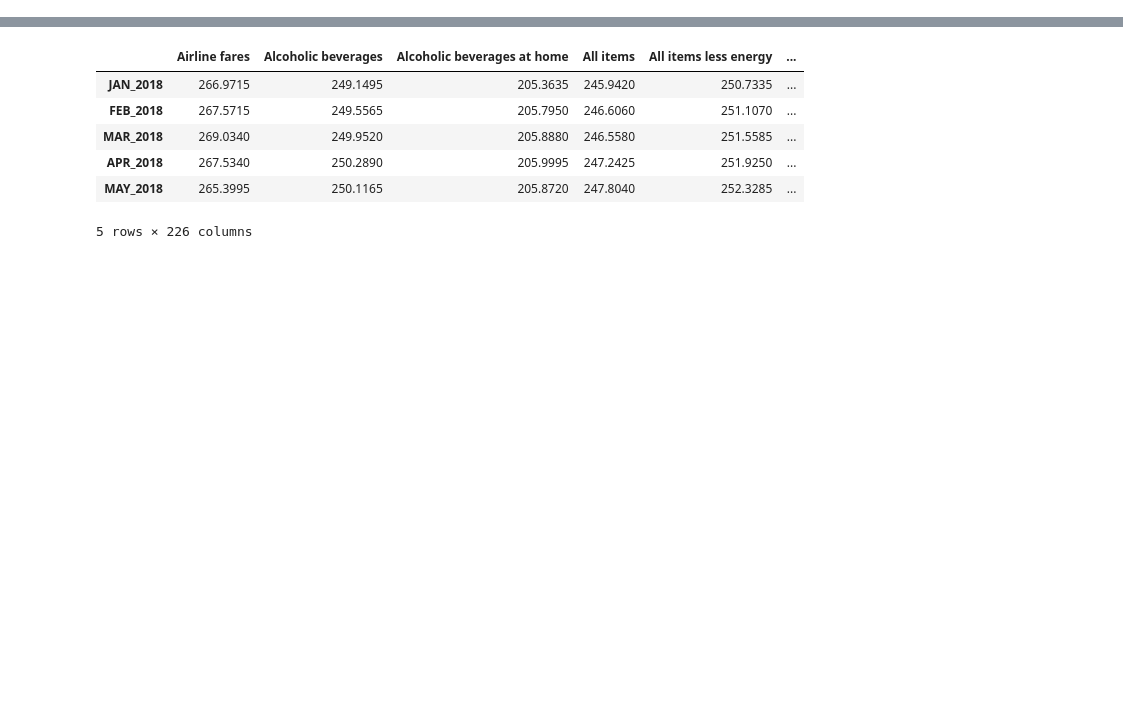
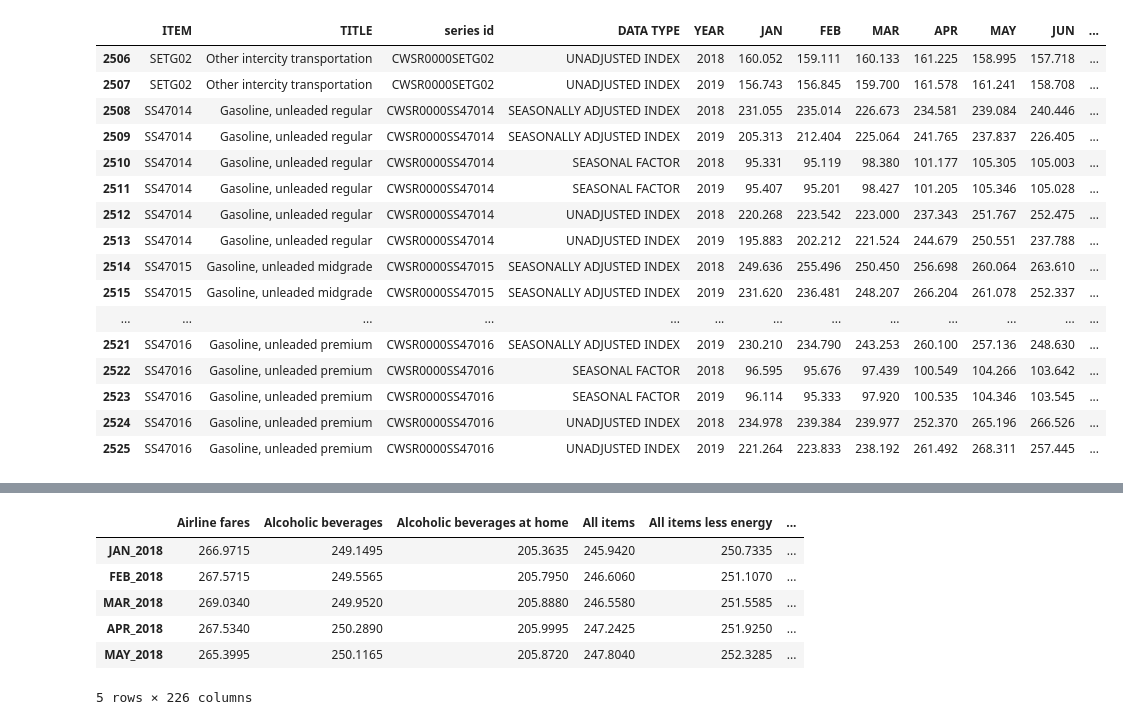
Before and after one commit to MADS-Lions/GoodsComparison2018Tariffs, a Jupyter notebook: notebooks/DataCleaningAndManipulation.ipynb, the cells around one changed output, grey strips where cells are left out. Drawn from its saved outputs; the diff is of its cells as text; code cells hidden in the pictures; blank space fills up the shorter version.

```diff
--- a/notebooks/DataCleaningAndManipulation.ipynb
+++ b/notebooks/DataCleaningAndManipulation.ipynb
@@ -20,0 +52,20 @@ df_USA_2018_2019.head()
+# %%
+df_USA_2018_2019.tail(20)
+# %% [output]
+|  | ITEM | TITLE | series id | DATA TYPE | YEAR | JAN | FEB | MAR | APR | MAY | JUN | ... |
+| 2506 | SETG02 | Other intercity transportation | CWSR0000SETG02 | UNADJUSTED INDEX | 2018 | 160.052 | 159.111 | 160.133 | 161.225 | 158.995 | 157.718 | ... |
+| 2507 | SETG02 | Other intercity transportation | CWSR0000SETG02 | UNADJUSTED INDEX | 2019 | 156.743 | 156.845 | 159.700 | 161.578 | 161.241 | 158.708 | ... |
+| 2508 | SS47014 | Gasoline, unleaded regular | CWSR0000SS47014 | SEASONALLY ADJUSTED INDEX | 2018 | 231.055 | 235.014 | 226.673 | 234.581 | 239.084 | 240.446 | ... |
+| 2509 | SS47014 | Gasoline, unleaded regular | CWSR0000SS47014 | SEASONALLY ADJUSTED INDEX | 2019 | 205.313 | 212.404 | 225.064 | 241.765 | 237.837 | 226.405 | ... |
+| 2510 | SS47014 | Gasoline, unleaded regular | CWSR0000SS47014 | SEASONAL FACTOR | 2018 | 95.331 | 95.119 | 98.380 | 101.177 | 105.305 | 105.003 | ... |
+| 2511 | SS47014 | Gasoline, unleaded regular | CWSR0000SS47014 | SEASONAL FACTOR | 2019 | 95.407 | 95.201 | 98.427 | 101.205 | 105.346 | 105.028 | ... |
+| 2512 | SS47014 | Gasoline, unleaded regular | CWSR0000SS47014 | UNADJUSTED INDEX | 2018 | 220.268 | 223.542 | 223.000 | 237.343 | 251.767 | 252.475 | ... |
+| 2513 | SS47014 | Gasoline, unleaded regular | CWSR0000SS47014 | UNADJUSTED INDEX | 2019 | 195.883 | 202.212 | 221.524 | 244.679 | 250.551 | 237.788 | ... |
+| 2514 | SS47015 | Gasoline, unleaded midgrade | CWSR0000SS47015 | SEASONALLY ADJUSTED INDEX | 2018 | 249.636 | 255.496 | 250.450 | 256.698 | 260.064 | 263.610 | ... |
+| 2515 | SS47015 | Gasoline, unleaded midgrade | CWSR0000SS47015 | SEASONALLY ADJUSTED INDEX | 2019 | 231.620 | 236.481 | 248.207 | 266.204 | 261.078 | 252.337 | ... |
+| ... | ... | ... | ... | ... | ... | ... | ... | ... | ... | ... | ... | ... |
+| 2521 | SS47016 | Gasoline, unleaded premium | CWSR0000SS47016 | SEASONALLY ADJUSTED INDEX | 2019 | 230.210 | 234.790 | 243.253 | 260.100 | 257.136 | 248.630 | ... |
+| 2522 | SS47016 | Gasoline, unleaded premium | CWSR0000SS47016 | SEASONAL FACTOR | 2018 | 96.595 | 95.676 | 97.439 | 100.549 | 104.266 | 103.642 | ... |
+| 2523 | SS47016 | Gasoline, unleaded premium | CWSR0000SS47016 | SEASONAL FACTOR | 2019 | 96.114 | 95.333 | 97.920 | 100.535 | 104.346 | 103.545 | ... |
+| 2524 | SS47016 | Gasoline, unleaded premium | CWSR0000SS47016 | UNADJUSTED INDEX | 2018 | 234.978 | 239.384 | 239.977 | 252.370 | 265.196 | 266.526 | ... |
+| 2525 | SS47016 | Gasoline, unleaded premium | CWSR0000SS47016 | UNADJUSTED INDEX | 2019 | 221.264 | 223.833 | 238.192 | 261.492 | 268.311 | 257.445 | ... |
```
Also changed, not shown: parts of 10 cells of this notebook, 1 other file.
